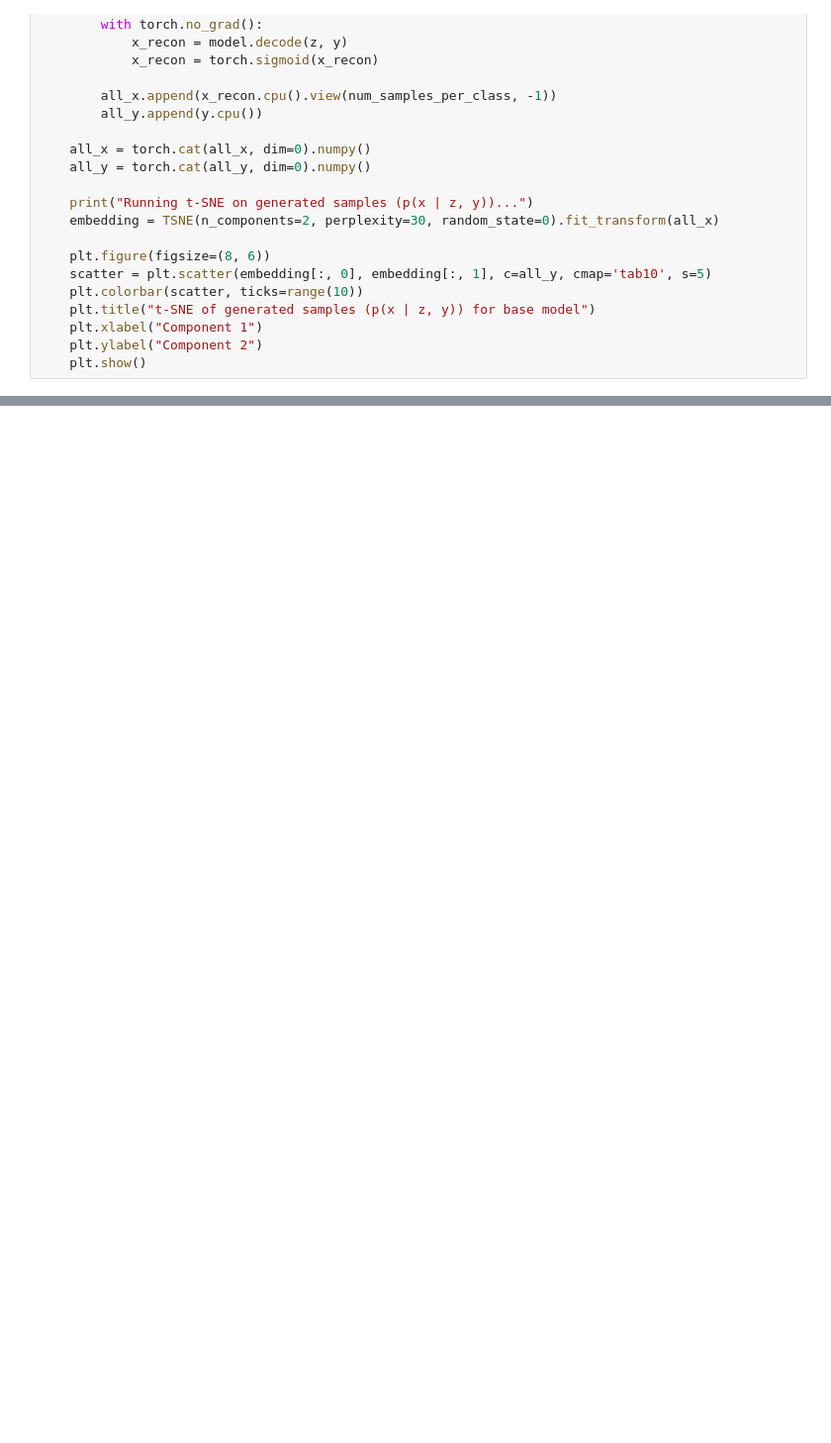
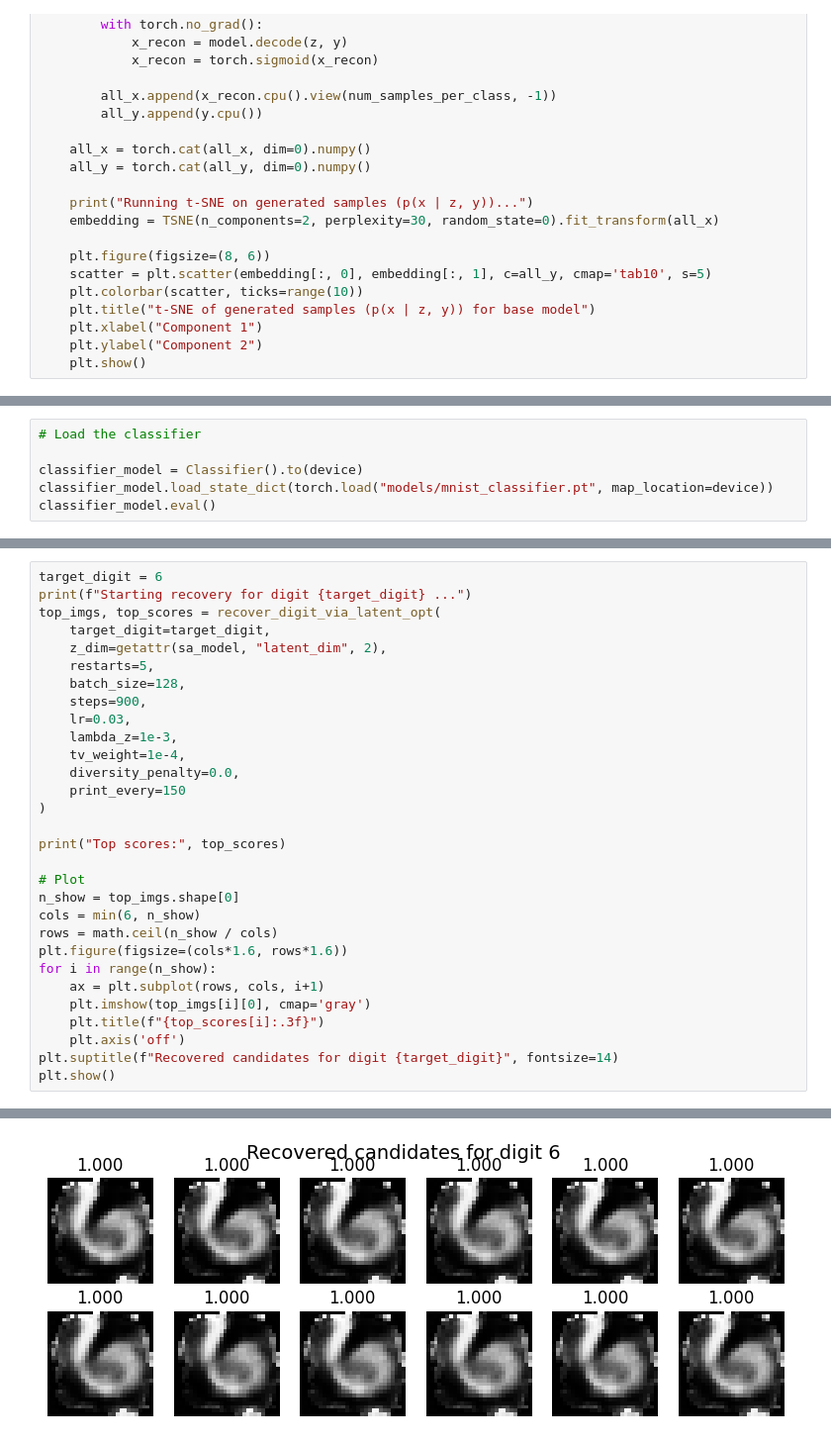
Before and after one commit to MatinGhiasi32/SelectiveAmnesiaMNIST, a Jupyter notebook: main.ipynb, the cells around one changed output, grey strips where cells are left out. Shown at 99% size. Drawn from its saved outputs; the diff is of its cells as text; blank space fills up the shorter version.

```diff
--- a/main.ipynb
+++ b/main.ipynb
@@ -475,0 +546,6 @@ Running t-SNE on generated samples (p(x | z, y))...
+# %%
+# Load the classifier
+
+classifier_model = Classifier().to(device)
+classifier_model.load_state_dict(torch.load("models/mnist_classifier.pt", map_location=device))
+classifier_model.eval()
@@ -475,0 +681,31 @@ Running t-SNE on generated samples (p(x | z, y))...
+# %%
+target_digit = 6
+print(f"Starting recovery for digit {target_digit} ...")
+top_imgs, top_scores = recover_digit_via_latent_opt(
+    target_digit=target_digit,
+    z_dim=getattr(sa_model, "latent_dim", 2),
+    restarts=5,
+    batch_size=128,
+    steps=900,
+    lr=0.03,
+    lambda_z=1e-3,
+    tv_weight=1e-4,
+    diversity_penalty=0.0,
+    print_every=150
+)
+
+print("Top scores:", top_scores)
+
+# Plot
+n_show = top_imgs.shape[0]
+cols = min(6, n_show)
+rows = math.ceil(n_show / cols)
+plt.figure(figsize=(cols*1.6, rows*1.6))
+for i in range(n_show):
+    ax = plt.subplot(rows, cols, i+1)
+    plt.imshow(top_imgs[i][0], cmap='gray')
+    plt.title(f"{top_scores[i]:.3f}")
+    plt.axis('off')
+plt.suptitle(f"Recovered candidates for digit {target_digit}", fontsize=14)
+plt.show()
+# %% [output]
@@ -475,0 +729 @@ Running t-SNE on generated samples (p(x | z, y))...
+[figure, added]
```
Also changed, not shown: parts of 11 cells of this notebook, 2 other files.
